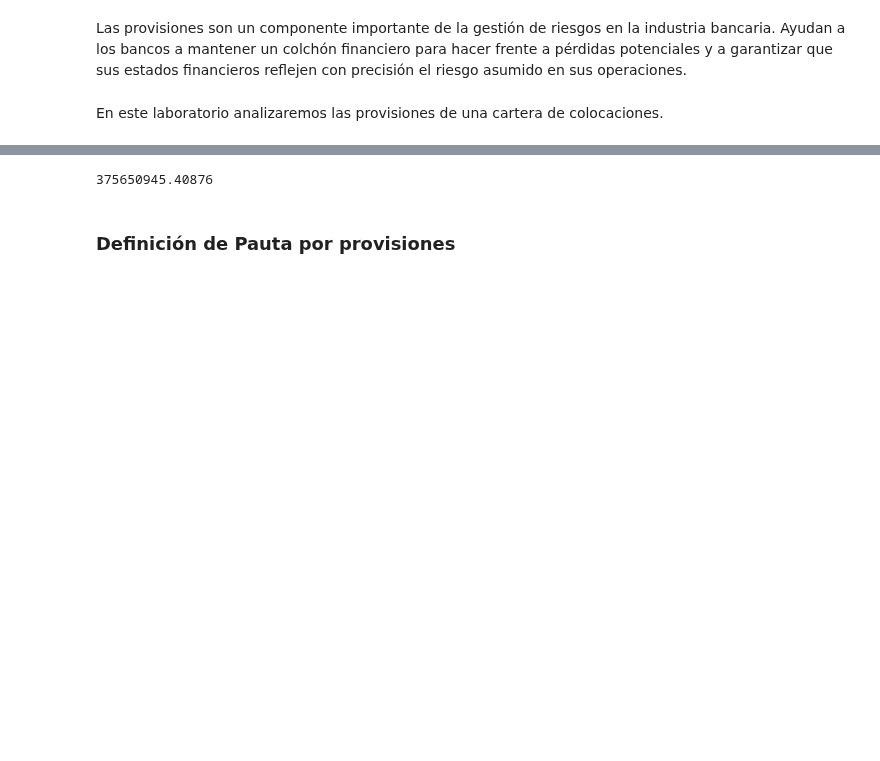
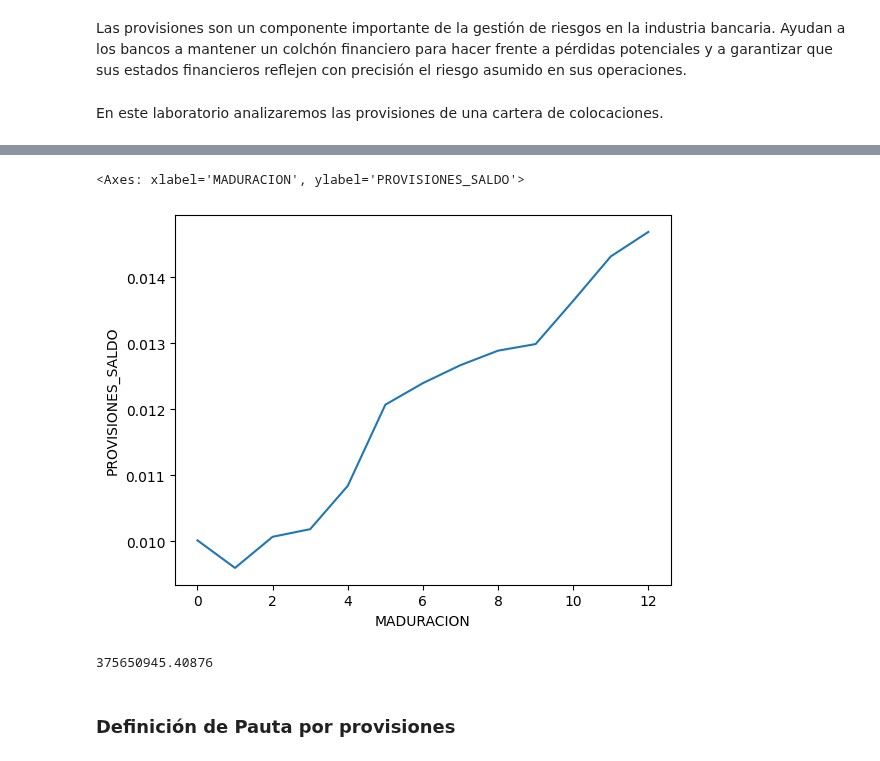
Before and after one commit to JCaballerot/Credit-Scoring, a Jupyter notebook: introduccion/calculo_provsal.ipynb, the cells around one changed output, grey strips where cells are left out. Cells and saved outputs as stored; diff of their text form; code cells hidden in the pictures; blank space fills up the shorter version.

```diff
--- a/introduccion/calculo_provsal.ipynb
+++ b/introduccion/calculo_provsal.ipynb
@@ -29,4 +73,6 @@ pddf[pddf['ID'].astype('category') == '    01039631'].head(12)
 # %%
 # Calculamos cuánto se gasto en provisiones en el mes de análisis
-res = pddf.groupby('MES_COSECHA').aggregate({'MTOGASTOPROVISIONSOL': 'sum'}).reset_index()
-res.head()
+res = pddf.groupby('MADURACION').aggregate({'ID' : 'count',
+                                            'MTOPRINCIPALSOL' : 'sum',
+                                            'MTOGASTOPROVISIONSOL': 'sum'}).reset_index()
+res.head(12)
@@ -32,0 +93,3 @@ res.head()
+# %%
+res['PROVISON_ACUM'] = res['MTOGASTOPROVISIONSOL'].cumsum()
+res.head(14)
@@ -32,0 +111,3 @@ res.head()
+# %%
+res['PROVISIONES_SALDO'] = res['PROVISON_ACUM']/3.756509e+08
+res.head(14)
@@ -33,3 +129,8 @@ res.head()
+# %%
+sns.lineplot(data = res, x = 'MADURACION', y = 'PROVISIONES_SALDO')
+# %% [output]
+<Axes: xlabel='MADURACION', ylabel='PROVISIONES_SALDO'>
+[figure, added]
 # %%
 # Cuentas en maduración 0
 pddf.loc[pddf.MADURACION == 0]['MTOPRINCIPALSOL'].count()
```
Also changed, not shown: parts of 16 cells of this notebook.
